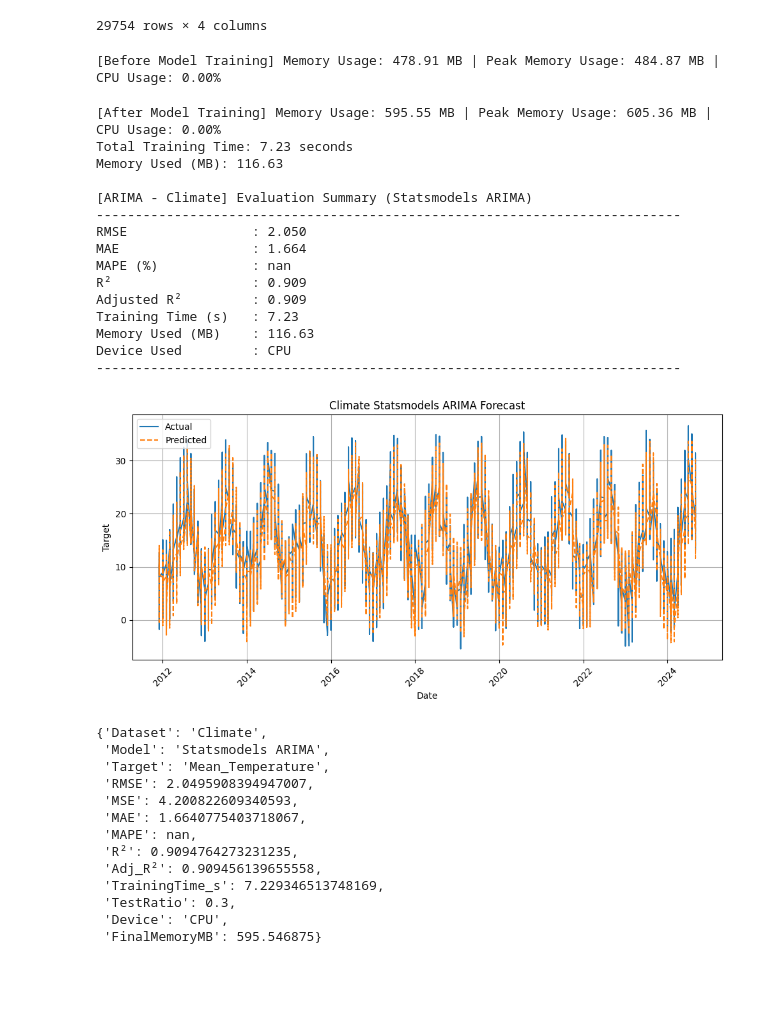
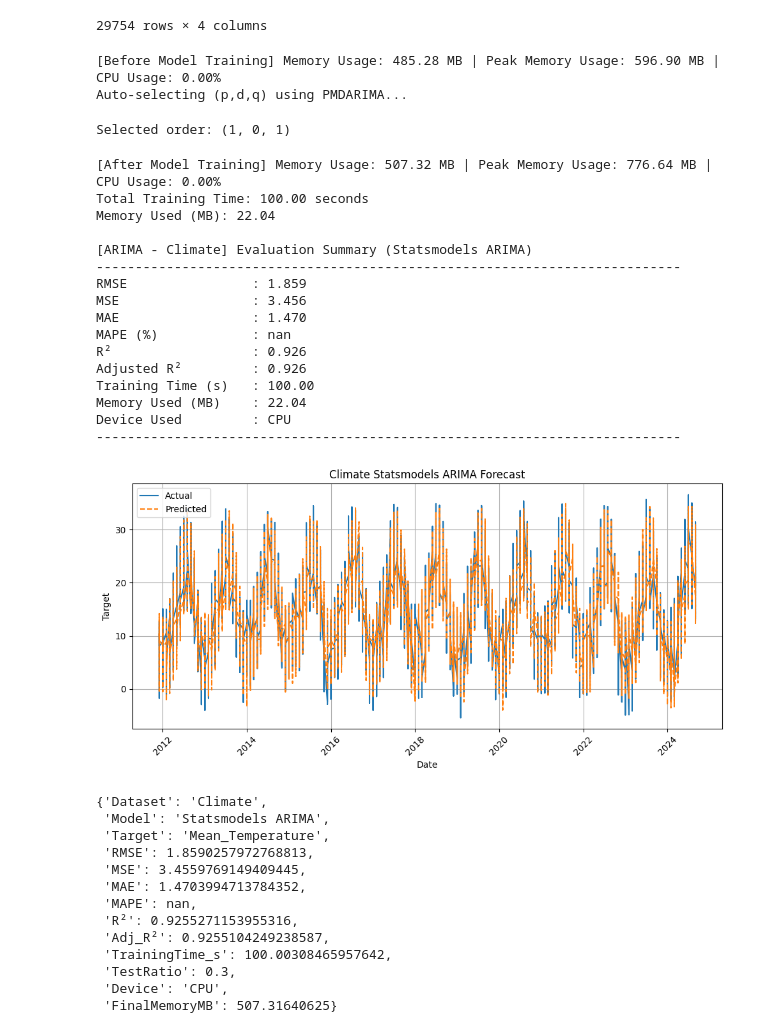
Before and after one commit to Cherry-808/DSS5104-ForecastDL, a Jupyter notebook: notebooks/ARIMA.ipynb, the cells around one changed output. Saved outputs shown, nothing was run; the diff lists cells and outputs as text; code cells hidden in the pictures; blank space fills up the shorter version.

```diff
--- a/notebooks/ARIMA.ipynb
+++ b/notebooks/ARIMA.ipynb
@@ -290,55 +299,58 @@ climate_data
 # %%
 # Run ARIMA Model on Climate Data
 
 # Define parameters for ARIMA model
 climate_data.name = "Climate"
 target = 'Mean_Temperature'
 date_col = 'TIME'  # Column name for the date
 test_ratio = 0.3  # Proportion of data to use for testing
 engine = "statsmodels"
-order=(5, 1, 0)  # ARIMA order (p, d, q)
+order=None  # ARIMA order (p, d, q)
 
 climate_arima_results = run_arima_on_dataset(
     climate_data,
     target,
     date_col,
     test_ratio,
     engine,
     order
 )
 
 climate_arima_results
 # %% [output]
-[Before Model Training] Memory Usage: 478.91 MB | Peak Memory Usage: 484.87 MB | CPU Usage: 0.00%
+[Before Model Training] Memory Usage: 485.28 MB | Peak Memory Usage: 596.90 MB | CPU Usage: 0.00%
+Auto-selecting (p,d,q) using PMDARIMA...
-[After Model Training] Memory Usage: 595.55 MB | Peak Memory Usage: 605.36 MB | CPU Usage: 0.00%
-Total Training Time: 7.23 seconds
-Memory Used (MB): 116.63
-
-[ARIMA - Climate] Evaluation Summary (Statsmodels ARIMA)
----------------------------------------------------------------------------
-RMSE                : 2.050
-MAE                 : 1.664
-MAPE (%)            : nan
-R²                  : 0.909
-Adjusted R²         : 0.909
-Training Time (s)   : 7.23
-Memory Used (MB)    : 116.63
-Device Used         : CPU
----------------------------------------------------------------------------
+Selected order: (1, 0, 1)
+[After Model Training] Memory Usage: 507.32 MB | Peak Memory Usage: 776.64 MB | CPU Usage: 0.00%
+Total Training Time: 100.00 seconds
+Memory Used (MB): 22.04
+
+[ARIMA - Climate] Evaluation Summary (Statsmodels ARIMA)
+---------------------------------------------------------------------------
+RMSE                : 1.859
+MSE                 : 3.456
+MAE                 : 1.470
+MAPE (%)            : nan
+R²                  : 0.926
+Adjusted R²         : 0.926
+Training Time (s)   : 100.00
+Memory Used (MB)    : 22.04
+Device Used         : CPU
+---------------------------------------------------------------------------
-[figure, old version]
+[figure, new version]
-{'Dataset': 'Climate',
- 'Model': 'Statsmodels ARIMA',
- 'Target': 'Mean_Temperature',
- 'RMSE': 2.0495908394947007,
- 'MSE': 4.200822609340593,
- 'MAE': 1.6640775403718067,
- 'MAPE': nan,
- 'R²': 0.9094764273231235,
- 'Adj_R²': 0.909456139655558,
- 'TrainingTime_s': 7.229346513748169,
- 'TestRatio': 0.3,
- 'Device': 'CPU',
- 'FinalMemoryMB': 595.546875}
+{'Dataset': 'Climate',
+ 'Model': 'Statsmodels ARIMA',
+ 'Target': 'Mean_Temperature',
+ 'RMSE': 1.8590257972768813,
+ 'MSE': 3.4559769149409445,
+ 'MAE': 1.4703994713784352,
+ 'MAPE': nan,
+ 'R²': 0.9255271153955316,
+ 'Adj_R²': 0.9255104249238587,
+ 'TrainingTime_s': 100.00308465957642,
+ 'TestRatio': 0.3,
+ 'Device': 'CPU',
+ 'FinalMemoryMB': 507.31640625}
 # %%
 energy_data = pd.read_csv('../data/dataset_energy/df_with_lag_indicators.csv.gz')
 
```
Also changed, not shown: parts of 17 cells of this notebook, 3 other files.
